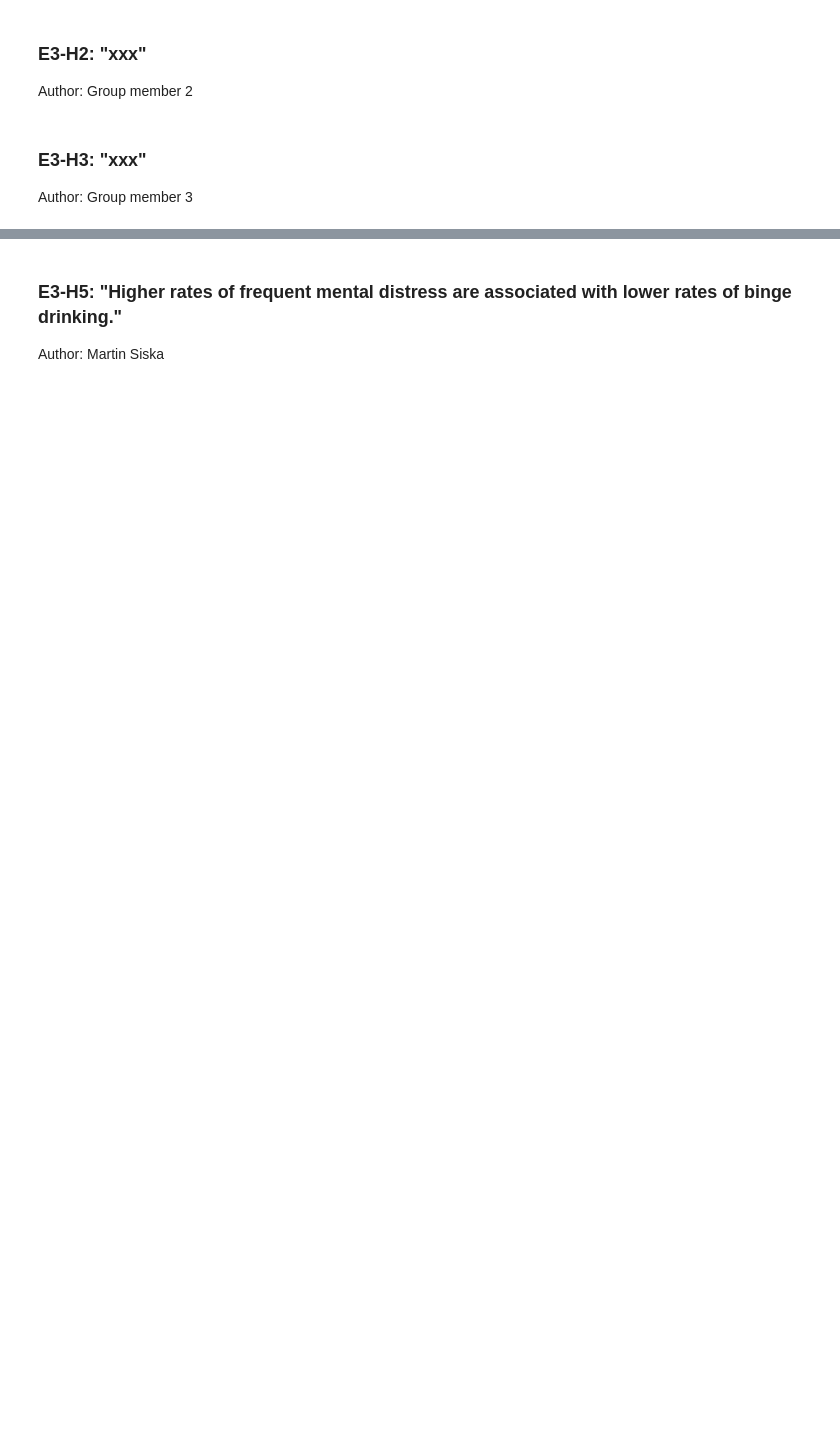
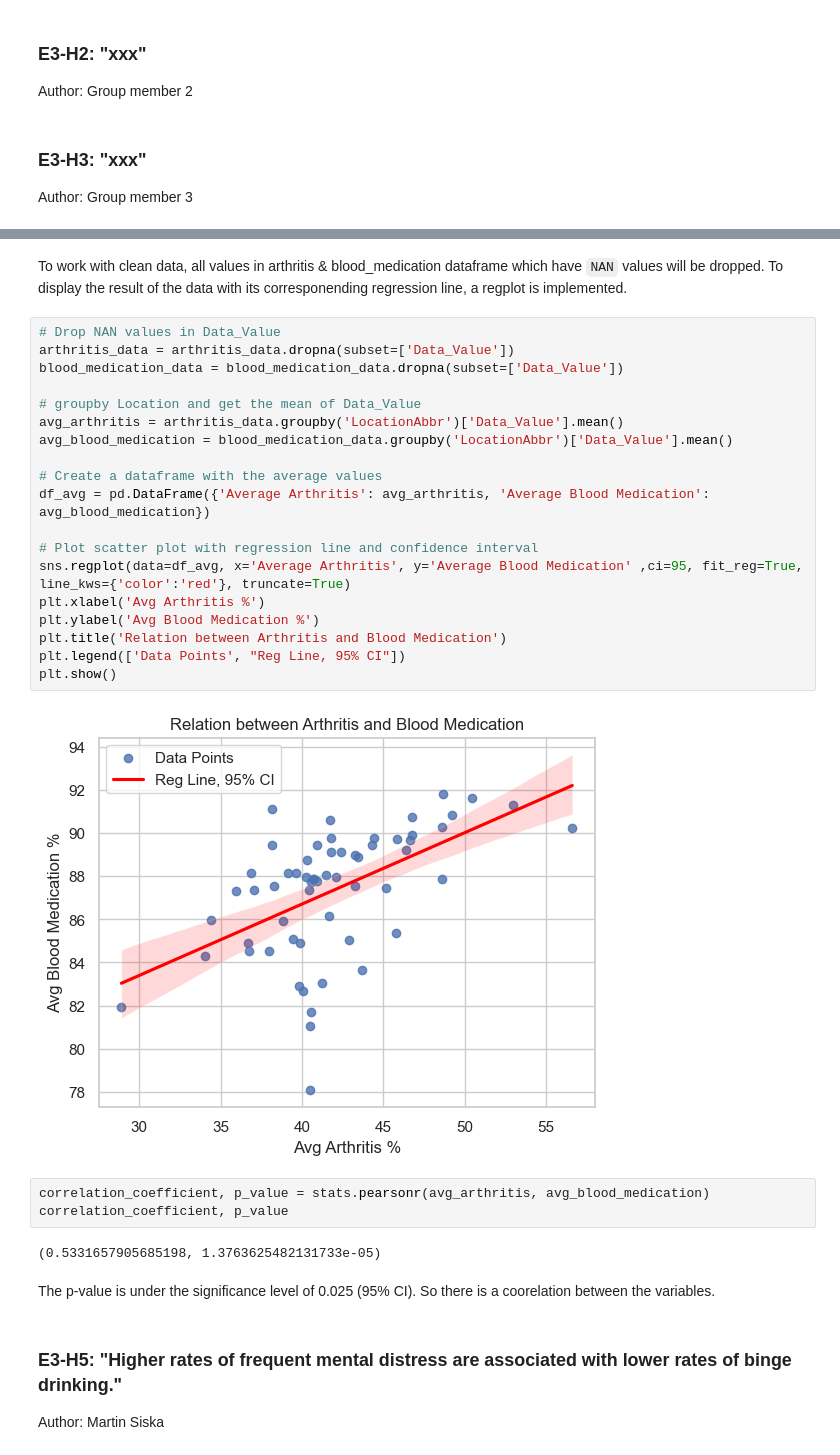
Before and after one commit to toporek3112/de_python_project, a Jupyter notebook: prj01.ipynb, the cells around one changed output, grey strips where cells are left out. Cells and saved outputs as stored; diff of their text form; blank space fills up the shorter version.

```diff
--- a/prj01.ipynb
+++ b/prj01.ipynb
@@ -441,3 +527,33 @@ Author: Group member 4
+# %% [markdown]
+To work with clean data, all values in arthritis & blood_medication dataframe which have `NAN` values will be dropped. To display the result of the data with its corresponending regression line, a regplot is implemented.
+# %%
+# Drop NAN values in Data_Value
+arthritis_data = arthritis_data.dropna(subset=['Data_Value'])
+blood_medication_data = blood_medication_data.dropna(subset=['Data_Value'])
+
+# groupby Location and get the mean of Data_Value
+avg_arthritis = arthritis_data.groupby('LocationAbbr')['Data_Value'].mean()
+avg_blood_medication = blood_medication_data.groupby('LocationAbbr')['Data_Value'].mean()
+
+# Create a dataframe with the average values
+df_avg = pd.DataFrame({'Average Arthritis': avg_arthritis, 'Average Blood Medication': avg_blood_medication})
+
+# Plot scatter plot with regression line and confidence interval
+sns.regplot(data=df_avg, x='Average Arthritis', y='Average Blood Medication' ,ci=95, fit_reg=True, line_kws={'color':'red'}, truncate=True)
+plt.xlabel('Avg Arthritis %')
+plt.ylabel('Avg Blood Medication %')
+plt.title('Relation between Arthritis and Blood Medication')
+plt.legend(['Data Points', "Reg Line, 95% CI"])
+plt.show()
+# %% [output]
+[figure, added]
+# %%
+correlation_coefficient, p_value = stats.pearsonr(avg_arthritis, avg_blood_medication)
+correlation_coefficient, p_value
+# %% [output]
+(0.5331657905685198, 1.3763625482131733e-05)
+# %% [markdown]
+The p-value is under the significance level of 0.025 (95% CI). So there is a coorelation between the variables.
 # %% [markdown]
 ### E3-H5: "Higher rates of frequent mental distress are associated with lower rates of binge drinking."
 Author: Martin Siska
```
Also changed, not shown: parts of 22 cells of this notebook.
